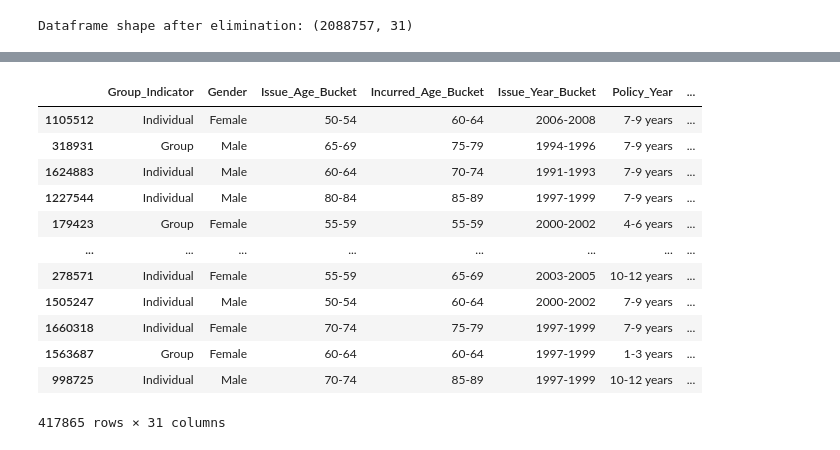
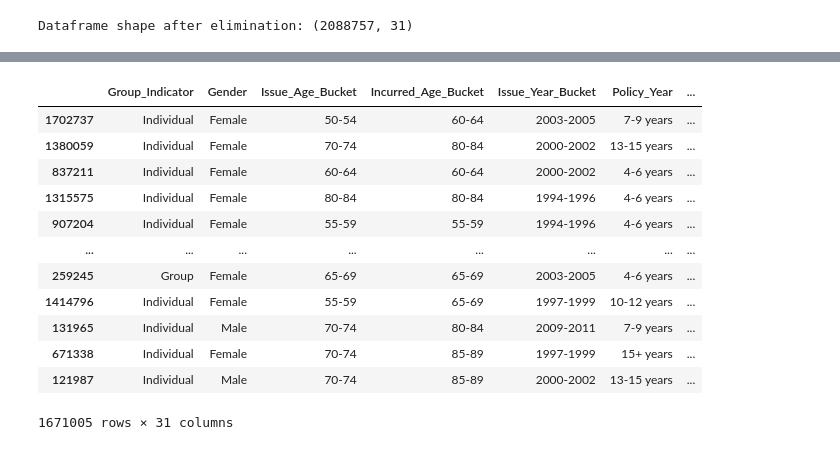
Before and after one commit to justinkao44/STA663_Project_1, a Jupyter notebook: Data_Cleaning_Process.ipynb, the cells around one changed output, grey strips where cells are left out. Cells and saved outputs as stored; diff of their text form; code cells hidden in the pictures.

```diff
--- a/Data_Cleaning_Process.ipynb
+++ b/Data_Cleaning_Process.ipynb
@@ -155,0 +112,21 @@ filtered_incidence_df
+# %%
+# Assuming 'filtered_incidence_df' is your DataFrame
+# Example: Using 'Policy_Year' as the related variable for demonstration
+
+# Step 1: Replace 'Unknown' with np.nan for easier handling with pandas methods
+filtered_incidence_df['Region'].replace('Unknown', np.nan, inplace=True)
+
+# Step 2 & 3: Impute 'Unknown' (now np.nan) in 'Region' based on the mode of each 'Policy_Year' group
+for policy_year in filtered_incidence_df['Policy_Year'].unique():
+    # Compute the mode of 'Region' for the current 'Policy_Year'
+    mode_region = filtered_incidence_df.loc[filtered_incidence_df['Policy_Year'] == policy_year, 'Region'].mode()
+    if not mode_region.empty:
+        # Impute 'Unknown' values with the mode for this subset
+        filtered_incidence_df.loc[(filtered_incidence_df['Policy_Year'] == policy_year) & (filtered_incidence_df['Region'].isna()), 'Region'] = mode_region[0]
+
+# If there are still any 'Unknown' (np.nan) values left, fill them with the overall mode
+overall_mode = filtered_incidence_df['Region'].mode()[0]
+filtered_incidence_df['Region'].fillna(overall_mode, inplace=True)
+
+# Check the imputation result
+print(filtered_incidence_df['Region'].value_counts())
@@ -160,6 +169,6 @@ import pandas as pd
 from sklearn.model_selection import train_test_split
 
 # Now we will split the 'incidence' DataFrame into training and validation sets
-train_incidence_df, validation_incidence_df = train_test_split(incidence_df, test_size=0.2, random_state=42)
+train__filtered_incidence_df, validation_filtered_incidence_df = train_test_split(filtered_incidence_df, test_size=0.2, random_state=42)
 
 # train_df is now your training set, and validation_df is your validation set.
@@ -182,16 +175,16 @@ train_incidence_df
-# %%
-validation_incidence_df
-# %% [output]
-|  | Group_Indicator | Gender | Issue_Age_Bucket | Incurred_Age_Bucket | Issue_Year_Bucket | Policy_Year | ... |
-| 1105512 | Individual | Female | 50-54 | 60-64 | 2006-2008 | 7-9 years | ... |
-| 318931 | Group | Male | 65-69 | 75-79 | 1994-1996 | 7-9 years | ... |
-| 1624883 | Individual | Male | 60-64 | 70-74 | 1991-1993 | 7-9 years | ... |
-| 1227544 | Individual | Male | 80-84 | 85-89 | 1997-1999 | 7-9 years | ... |
-| 179423 | Group | Female | 55-59 | 55-59 | 2000-2002 | 4-6 years | ... |
-| ... | ... | ... | ... | ... | ... | ... | ... |
-| 278571 | Individual | Female | 55-59 | 65-69 | 2003-2005 | 10-12 years | ... |
-| 1505247 | Individual | Male | 50-54 | 60-64 | 2000-2002 | 7-9 years | ... |
-| 1660318 | Individual | Female | 70-74 | 75-79 | 1997-1999 | 7-9 years | ... |
-| 1563687 | Group | Female | 60-64 | 60-64 | 1997-1999 | 1-3 years | ... |
-| 998725 | Individual | Male | 70-74 | 85-89 | 1997-1999 | 10-12 years | ... |
-417865 rows × 31 columns
+# %%
+train__filtered_incidence_df
+# %% [output]
+|  | Group_Indicator | Gender | Issue_Age_Bucket | Incurred_Age_Bucket | Issue_Year_Bucket | Policy_Year | ... |
+| 1702737 | Individual | Female | 50-54 | 60-64 | 2003-2005 | 7-9 years | ... |
+| 1380059 | Individual | Female | 70-74 | 80-84 | 2000-2002 | 13-15 years | ... |
+| 837211 | Individual | Female | 60-64 | 60-64 | 2000-2002 | 4-6 years | ... |
+| 1315575 | Individual | Female | 80-84 | 80-84 | 1994-1996 | 4-6 years | ... |
+| 907204 | Individual | Female | 55-59 | 55-59 | 1994-1996 | 4-6 years | ... |
+| ... | ... | ... | ... | ... | ... | ... | ... |
+| 259245 | Group | Female | 65-69 | 65-69 | 2003-2005 | 4-6 years | ... |
+| 1414796 | Individual | Female | 55-59 | 65-69 | 1997-1999 | 10-12 years | ... |
+| 131965 | Individual | Male | 70-74 | 80-84 | 2009-2011 | 7-9 years | ... |
+| 671338 | Individual | Female | 70-74 | 85-89 | 1997-1999 | 15+ years | ... |
+| 121987 | Individual | Male | 70-74 | 85-89 | 2000-2002 | 13-15 years | ... |
+1671005 rows × 31 columns
```
Also changed, not shown: parts of 15 cells of this notebook.
